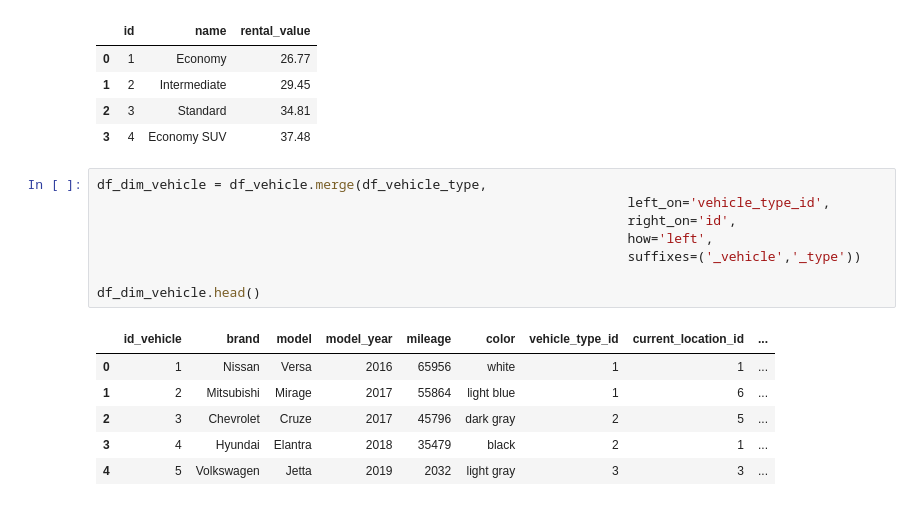
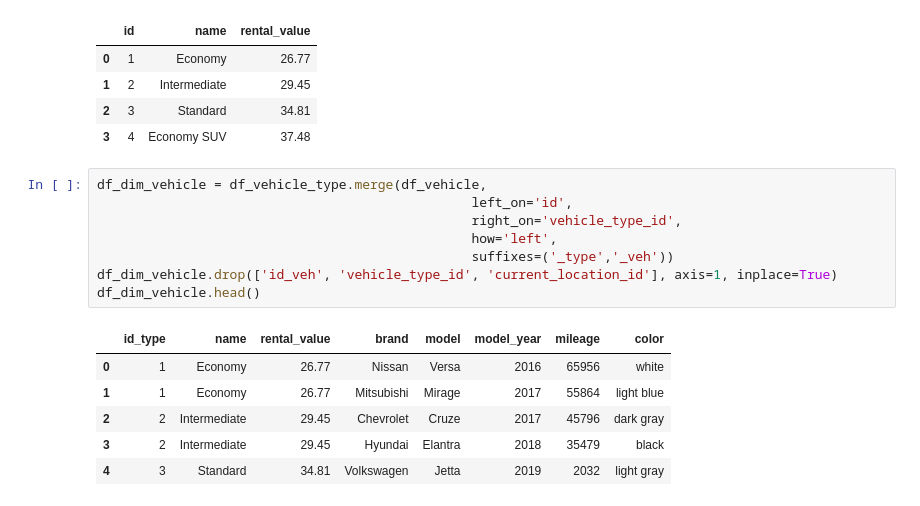
Before and after one commit to carlosopr/g-labs, a Jupyter notebook: project02/Proyecto2.ipynb, the cells around one changed output. Saved outputs shown, nothing was run; the diff lists cells and outputs as text.

```diff
--- a/project02/Proyecto2.ipynb
+++ b/project02/Proyecto2.ipynb
@@ -181,17 +140,17 @@ df_vehicle_type.head()
 | 2 | 3 | Standard | 34.81 |
 | 3 | 4 | Economy SUV | 37.48 |
 # %%
-df_dim_vehicle = df_vehicle.merge(df_vehicle_type,
-                                                                    left_on='vehicle_type_id',
-                                                                    right_on='id',
-                                                                    how='left',
-                                                                    suffixes=('_vehicle','_type'))
-
+df_dim_vehicle = df_vehicle_type.merge(df_vehicle,
+                                                left_on='id',
+                                                right_on='vehicle_type_id',
+                                                how='left',
+                                                suffixes=('_type','_veh'))
+df_dim_vehicle.drop(['id_veh', 'vehicle_type_id', 'current_location_id'], axis=1, inplace=True)
 df_dim_vehicle.head()
 # %% [output]
-|  | id_vehicle | brand | model | model_year | mileage | color | vehicle_type_id | current_location_id | ... |
-| 0 | 1 | Nissan | Versa | 2016 | 65956 | white | 1 | 1 | ... |
-| 1 | 2 | Mitsubishi | Mirage | 2017 | 55864 | light blue | 1 | 6 | ... |
-| 2 | 3 | Chevrolet | Cruze | 2017 | 45796 | dark gray | 2 | 5 | ... |
-| 3 | 4 | Hyundai | Elantra | 2018 | 35479 | black | 2 | 1 | ... |
-| 4 | 5 | Volkswagen | Jetta | 2019 | 2032 | light gray | 3 | 3 | ... |
+|  | id_type | name | rental_value | brand | model | model_year | mileage | color |
+| 0 | 1 | Economy | 26.77 | Nissan | Versa | 2016 | 65956 | white |
+| 1 | 1 | Economy | 26.77 | Mitsubishi | Mirage | 2017 | 55864 | light blue |
+| 2 | 2 | Intermediate | 29.45 | Chevrolet | Cruze | 2017 | 45796 | dark gray |
+| 3 | 2 | Intermediate | 29.45 | Hyundai | Elantra | 2018 | 35479 | black |
+| 4 | 3 | Standard | 34.81 | Volkswagen | Jetta | 2019 | 2032 | light gray |
```
Also changed, not shown: parts of 37 cells of this notebook, 3 other files.
